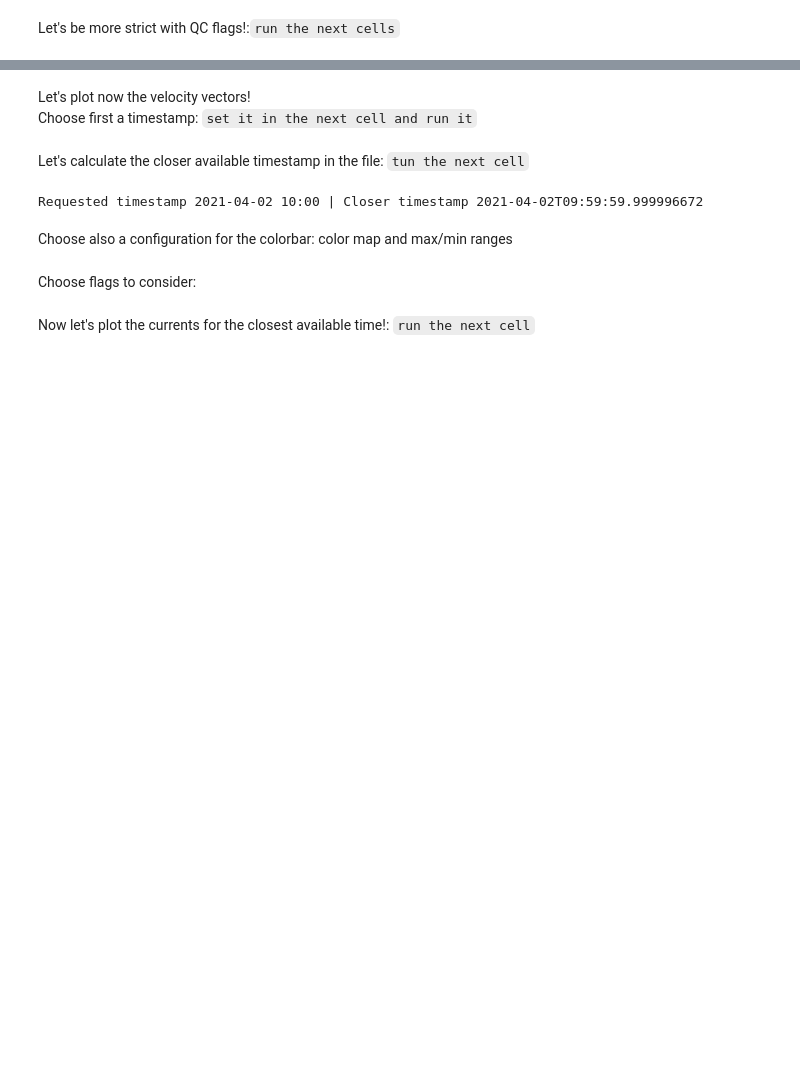
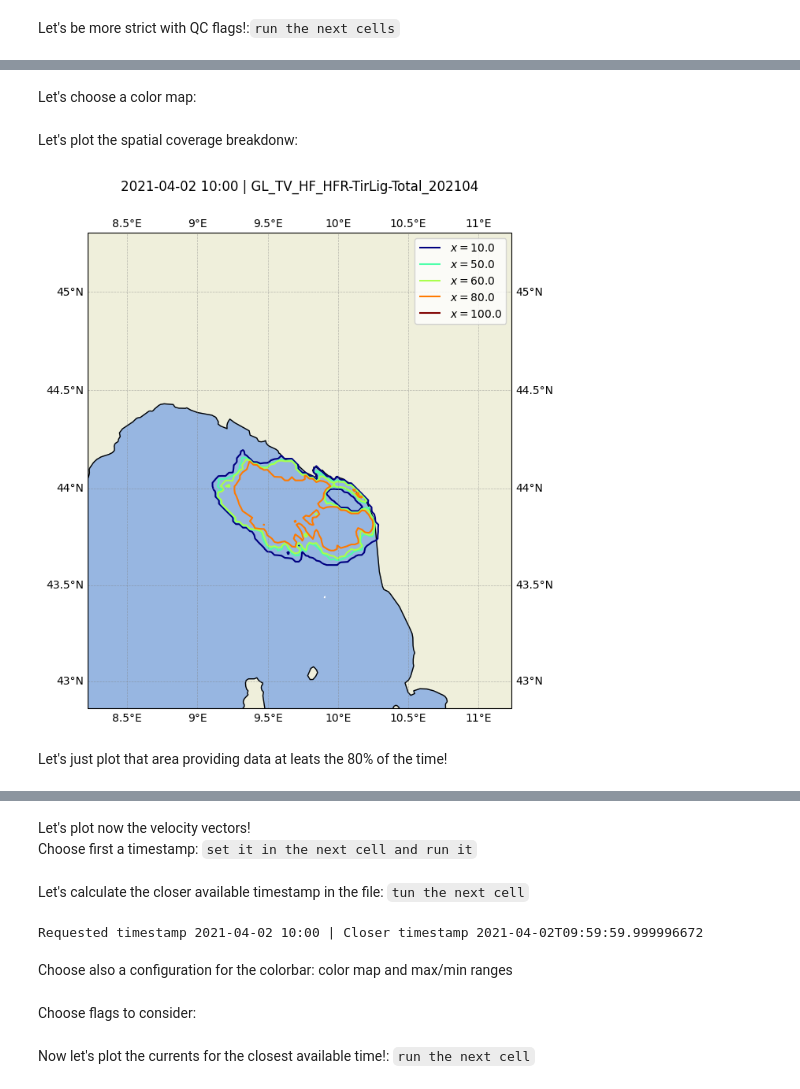
Before and after one commit to CopernicusMarineInsitu/2021-sicomar-summer-school, a Jupyter notebook: visualizing-hfradar-data.ipynb, the cells around one changed output, grey strips where cells are left out. Drawn from its saved outputs; the diff is of its cells as text; code cells hidden in the pictures; blank space fills up the shorter version.

Commit message:
Added some extra examples (time series extraction and coverage breakdown)

```diff
--- a/visualizing-hfradar-data.ipynb
+++ b/visualizing-hfradar-data.ipynb
@@ -364,0 +408,2 @@ plt.show()
+# %%
+data = getAvailabilityContours(ds,flags,idx1, idx2)
@@ -364,0 +412,33 @@ plt.show()
+# %%
+levels = [10,50,60,80,100]
+# %% [markdown]
+Let's choose a color map:
+# %%
+cmap = 'jet'
+# %% [markdown]
+Let's plot the spatial coverage breakdonw:
+# %%
+extent = [info['bbox'][0]-1,info['bbox'][1]+1,info['bbox'][2]-1,info['bbox'][3]+1] #minX,maxX,#minY,maxY
+# %%
+plt.figure(num=None, figsize=(8, 8), dpi=100, facecolor='w', edgecolor='k')
+ax = plt.axes(projection=ccrs.Mercator())# Map projection
+gl = ax.gridlines(crs=ccrs.PlateCarree(), draw_labels=True, linewidth=0.5, color='gray', alpha=0.5, linestyle='--') #adding grid lines
+#add countours
+cs = ax.contour(ds['LONGITUDE'], ds['LATITUDE'], data, transform=ccrs.PlateCarree(), cmap=cmap, levels = levels)
+levels, labels = cs.legend_elements()
+ax.legend(handles=levels, labels=labels)
+#add features
+ax.add_feature(cfeature.LAND)
+ax.add_feature(cfeature.OCEAN)
+ax.add_feature(cfeature.COASTLINE)
+ax.set_extent(extent)#personalized limts
+plt.title(timestamp+' | '+ds.id, pad=25)
+
+#uncomment next lines to save the figure
+#figure_name = ds.id+'_coverageContours.png'
+#plt.savefig(figure_name)
+plt.show()
+# %% [output]
+[figure, added]
+# %% [markdown]
+Let's just plot that area providing data at leats the 80% of the time!
```
Also changed, not shown: parts of 35 cells of this notebook.
